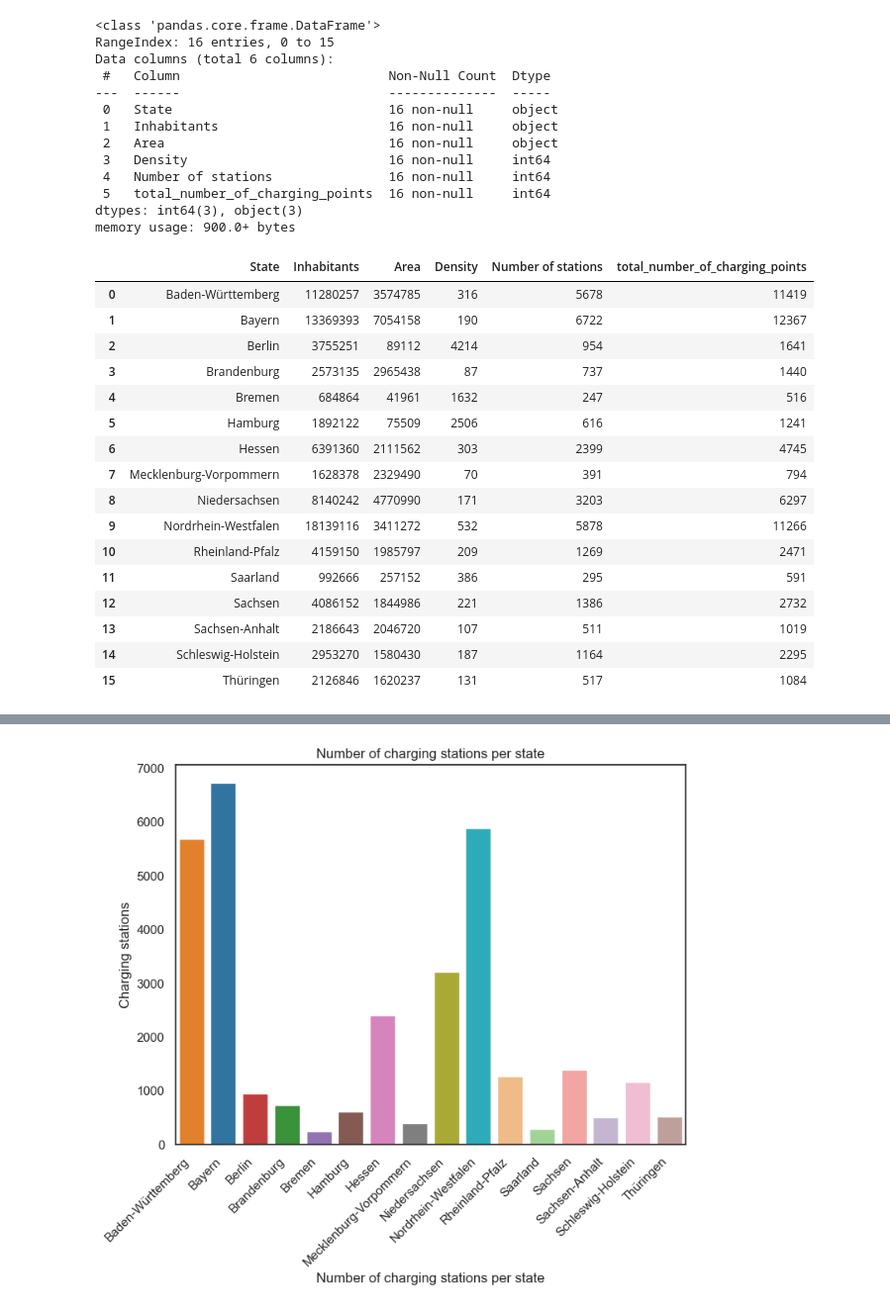
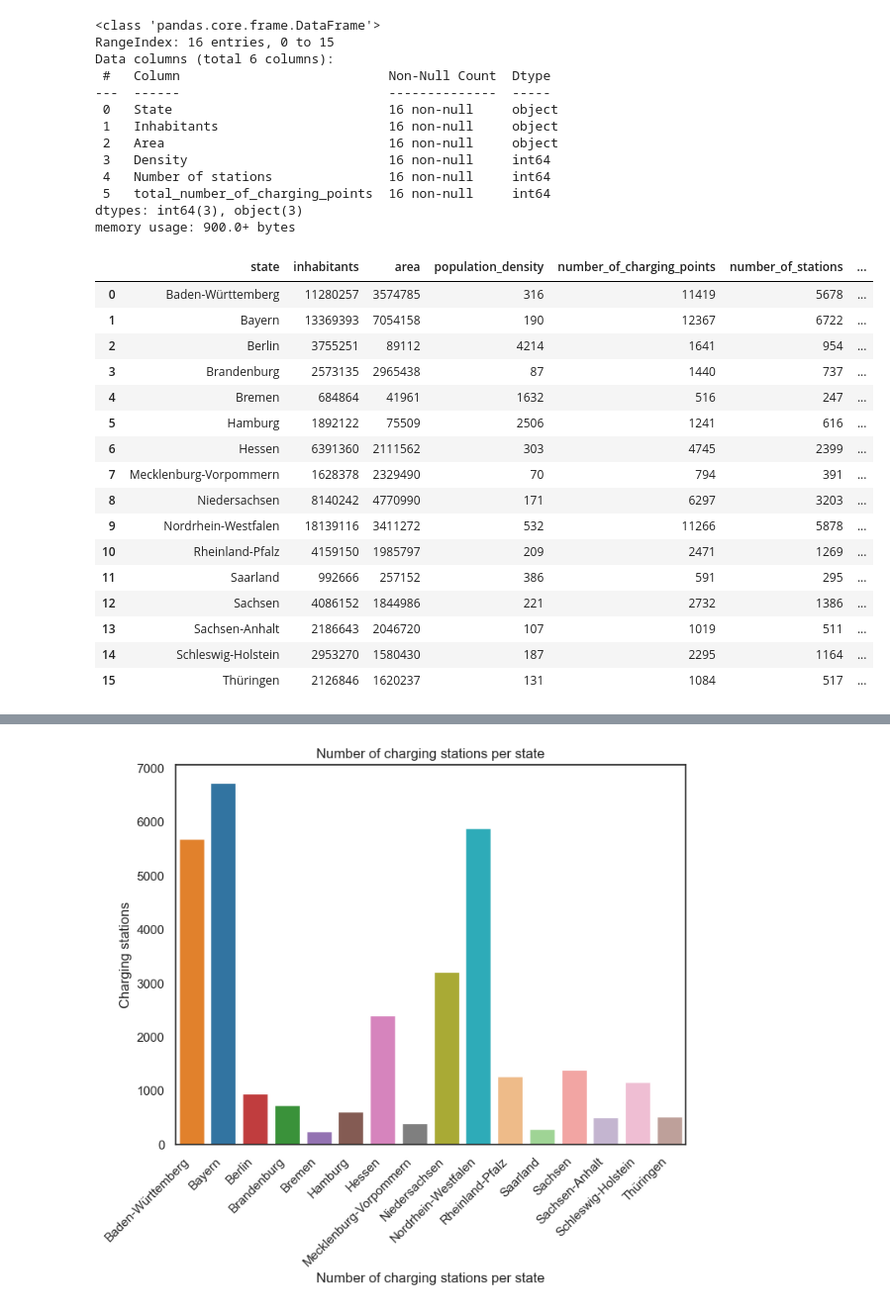
Before and after one commit to adelinerd/electric_cars, a Jupyter notebook: 2_Population.ipynb, the cells around one changed output, grey strips where cells are left out. Shown at 99% size. Saved outputs shown, nothing was run; the diff lists cells and outputs as text; code cells hidden in the pictures.

```diff
--- a/2_Population.ipynb
+++ b/2_Population.ipynb
@@ -31,8 +40,7 @@ population.head()
 # %%
-population.rename(columns = {"Land":"State", "Total":"Inhabitants"}, inplace=True)
-stations_state.rename (columns = {"state":"State", "total_number_of_stations": "Number of stations"}, inplace=True)
+population.rename(columns = {"Land":"state", "Total":"inhabitants", "Area":"area", "Density":"population_density"}, inplace=True)
 
-population = population.merge(stations_state, on = "State", how="left")
+population = population.merge(stations_state, on = "state", how="left")
 
 population.head(5)
 # %% [output]
@@ -60,28 +68,28 @@ dtypes: int64(3), object(3)
 memory usage: 900.0+ bytes
 # %%
 # Convert types of "Area" and "Total" to int
-population["Area"] = population["Area"].str.replace(",", "").astype(int)
-population["Inhabitants"] = population ["Inhabitants"].str.replace(" ", "").astype(int)
+population["area"] = population["area"].str.replace(",", "").astype(int)
+population["inhabitants"] = population ["inhabitants"].str.replace(" ", "").astype(int)
 
 population.head(16)
 # %% [output]
-|  | State | Inhabitants | Area | Density | Number of stations | total_number_of_charging_points |
-| 0 | Baden-Württemberg | 11280257 | 3574785 | 316 | 5678 | 11419 |
-| 1 | Bayern | 13369393 | 7054158 | 190 | 6722 | 12367 |
-| 2 | Berlin | 3755251 | 89112 | 4214 | 954 | 1641 |
-| 3 | Brandenburg | 2573135 | 2965438 | 87 | 737 | 1440 |
-| 4 | Bremen | 684864 | 41961 | 1632 | 247 | 516 |
-| 5 | Hamburg | 1892122 | 75509 | 2506 | 616 | 1241 |
-| 6 | Hessen | 6391360 | 2111562 | 303 | 2399 | 4745 |
-| 7 | Mecklenburg-Vorpommern | 1628378 | 2329490 | 70 | 391 | 794 |
-| 8 | Niedersachsen | 8140242 | 4770990 | 171 | 3203 | 6297 |
-| 9 | Nordrhein-Westfalen | 18139116 | 3411272 | 532 | 5878 | 11266 |
-| 10 | Rheinland-Pfalz | 4159150 | 1985797 | 209 | 1269 | 2471 |
-| 11 | Saarland | 992666 | 257152 | 386 | 295 | 591 |
-| 12 | Sachsen | 4086152 | 1844986 | 221 | 1386 | 2732 |
-| 13 | Sachsen-Anhalt | 2186643 | 2046720 | 107 | 511 | 1019 |
-| 14 | Schleswig-Holstein | 2953270 | 1580430 | 187 | 1164 | 2295 |
-| 15 | Thüringen | 2126846 | 1620237 | 131 | 517 | 1084 |
+|  | state | inhabitants | area | population_density | number_of_charging_points | number_of_stations | ... |
+| 0 | Baden-Württemberg | 11280257 | 3574785 | 316 | 11419 | 5678 | ... |
+| 1 | Bayern | 13369393 | 7054158 | 190 | 12367 | 6722 | ... |
+| 2 | Berlin | 3755251 | 89112 | 4214 | 1641 | 954 | ... |
+| 3 | Brandenburg | 2573135 | 2965438 | 87 | 1440 | 737 | ... |
+| 4 | Bremen | 684864 | 41961 | 1632 | 516 | 247 | ... |
+| 5 | Hamburg | 1892122 | 75509 | 2506 | 1241 | 616 | ... |
+| 6 | Hessen | 6391360 | 2111562 | 303 | 4745 | 2399 | ... |
+| 7 | Mecklenburg-Vorpommern | 1628378 | 2329490 | 70 | 794 | 391 | ... |
+| 8 | Niedersachsen | 8140242 | 4770990 | 171 | 6297 | 3203 | ... |
+| 9 | Nordrhein-Westfalen | 18139116 | 3411272 | 532 | 11266 | 5878 | ... |
+| 10 | Rheinland-Pfalz | 4159150 | 1985797 | 209 | 2471 | 1269 | ... |
+| 11 | Saarland | 992666 | 257152 | 386 | 591 | 295 | ... |
+| 12 | Sachsen | 4086152 | 1844986 | 221 | 2732 | 1386 | ... |
+| 13 | Sachsen-Anhalt | 2186643 | 2046720 | 107 | 1019 | 511 | ... |
+| 14 | Schleswig-Holstein | 2953270 | 1580430 | 187 | 2295 | 1164 | ... |
+| 15 | Thüringen | 2126846 | 1620237 | 131 | 1084 | 517 | ... |
 # %%
 population.columns
 # %% [output]
```
Also changed, not shown: parts of 5 cells of this notebook, 20 other files.
